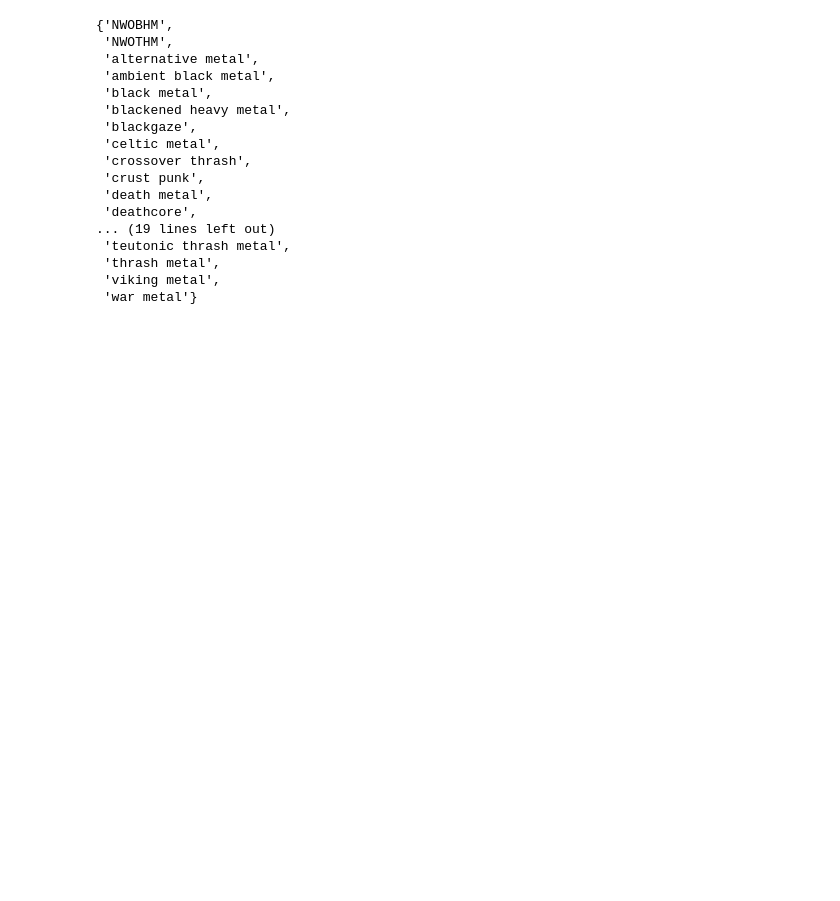
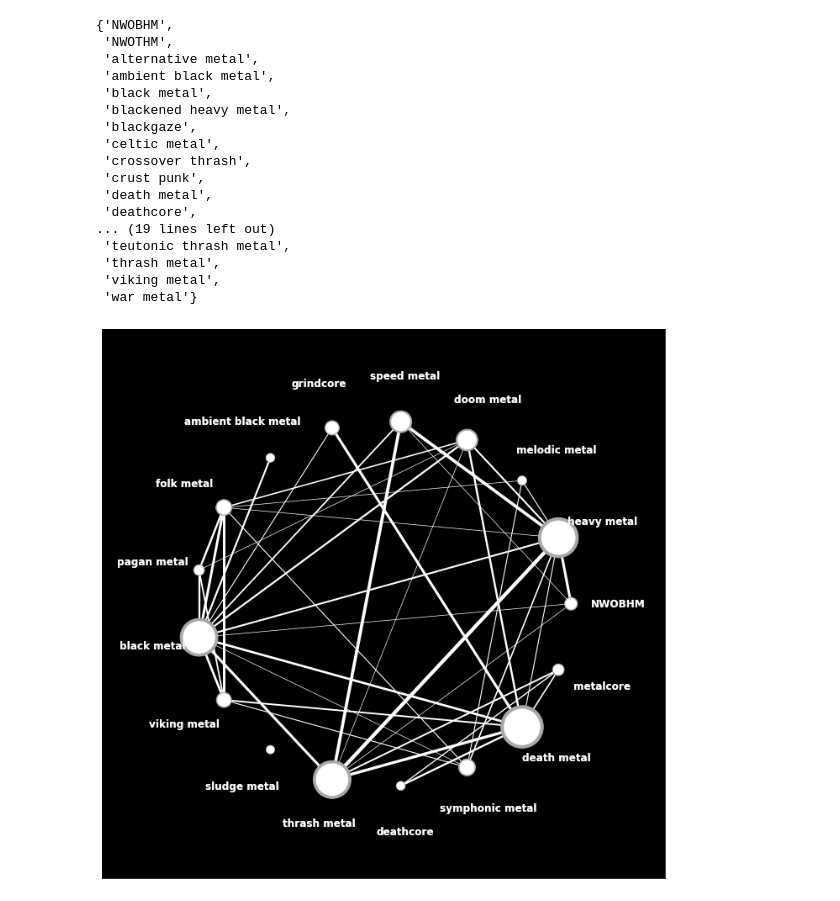
Before and after one commit to ostromann/heavy_metal_history, a Jupyter notebook: tag_graph.ipynb, the cells around one changed output. Cells and saved outputs as stored; diff of their text form; code cells hidden in the pictures; blank space fills up the shorter version.

Commit message:
feature: Plot colors and label offset

```diff
--- a/tag_graph.ipynb
+++ b/tag_graph.ipynb
@@ -120,15 +120,30 @@ for d in tags_list:
 # %%
 import math
 n_weights = nx.get_node_attributes(G, 'weight')
-# n_weights = { key:value for (key,value) in n_weights.items() if value >= 30} # filter by min 10 entries
-edges,e_weights = zip(*nx.get_edge_attributes(G,'weight').items())
+n_weights = { key:value for (key,value) in n_weights.items() if value >= 10} # filter by min 10 entries
+G_sub = G.subgraph(n_weights.keys())
+edges,e_weights = zip(*nx.get_edge_attributes(G_sub,'weight').items())
 
-plt.rcParams['axes.facecolor'] = 'white'
+plt.rcParams['axes.facecolor'] = 'black'
 # COLOR = 'white'
 # matplotlib.rcParams['text.color'] = COLOR
 
 plt.figure(1,figsize=(12,12))
-pos = nx.circular_layout(G)
-nx.draw_networkx(G, pos, nodelist=n_weights.keys(), node_size=[v * 10 for v in n_weights.values()], edge_color='black', width=[math.log(v) * 1.0 for v in e_weights])
+pos = nx.circular_layout(G_sub)
+pos_outer = {}
+offset = 1.05  # offset on the y axis
+
+for k, v in pos.items():
+    pos_outer[k] = (v[0]*(offset+0.2), v[1]*(offset+0.2))
+
+nx.draw_networkx(G_sub, pos, nodelist=n_weights.keys(), node_size=[v * 10 for v in n_weights.values()], node_color='darkgrey', edge_color='white', width=[math.log(v) * 1.0 for v in e_weights], with_labels=False)
+nx.draw_networkx_nodes(G_sub, pos, nodelist=n_weights.keys(), node_size=[v * 7 for v in n_weights.values()], node_color='white')
+nx.draw_networkx_labels(G_sub, pos_outer, font_color='darkgrey', font_weight='bold')
+nx.draw_networkx_labels(G_sub, pos_outer, font_color='white', font_weight='bold')
+plt.xlim([-1.5,1.5])
+plt.ylim([-1.5,1.5])
+
 # nx.draw(G, pos, nodelist=n_weights.keys())
 plt.show()
+# %% [output]
+[figure, added]
```
Also changed, not shown: parts of 5 cells of this notebook.
